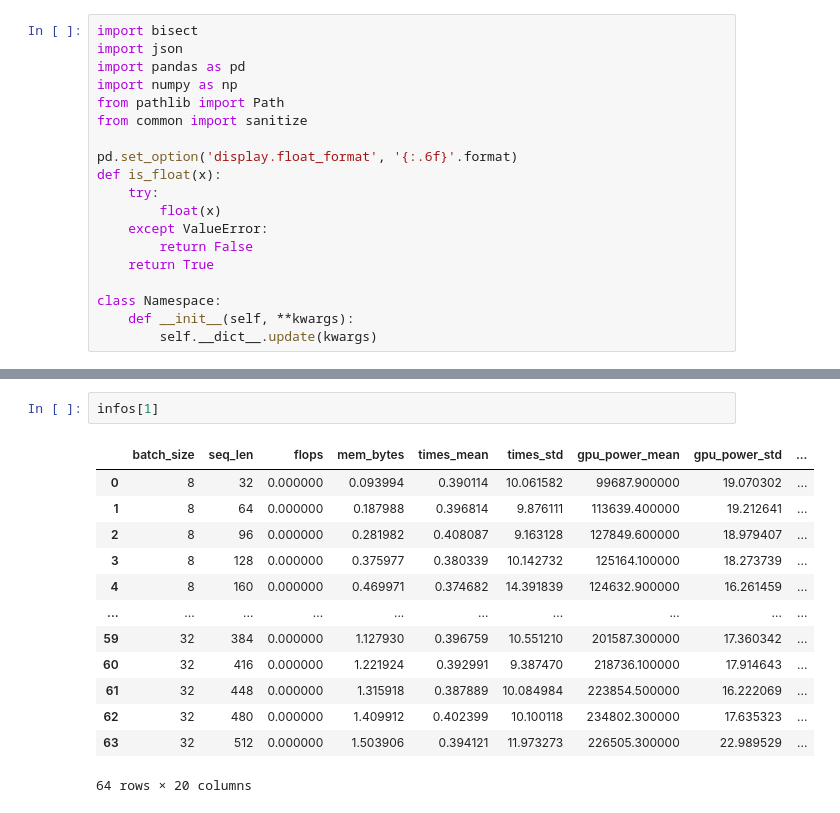
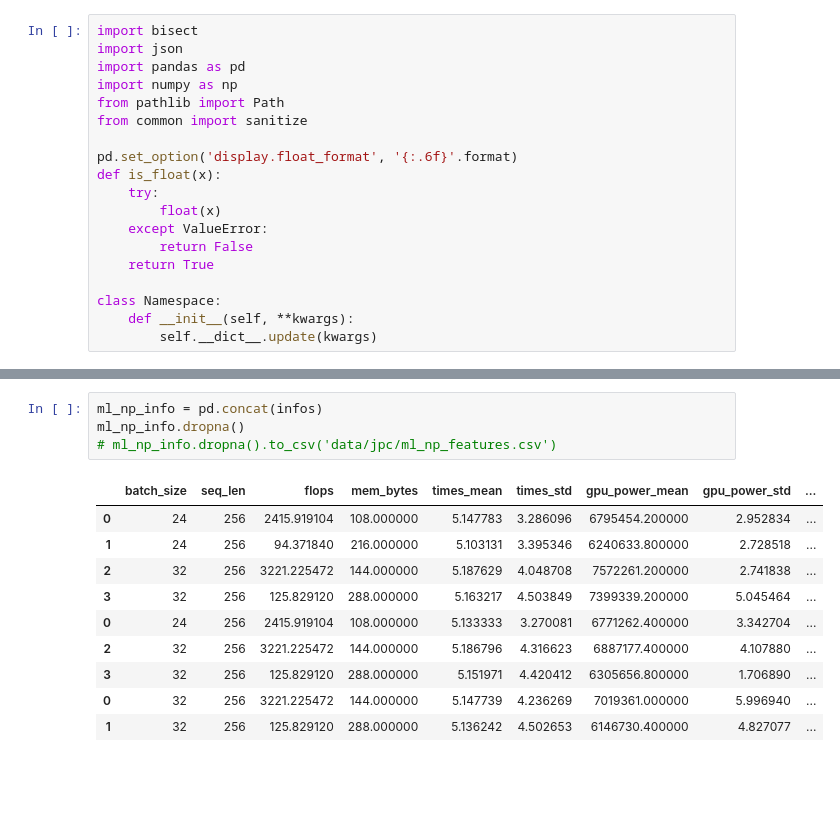
Before and after one commit to Vanessa96/DetecTor, a Jupyter notebook: trace_cg.ipynb, the cells around one changed output, grey strips where cells are left out. Cells and saved outputs as stored; diff of their text form; blank space fills up the shorter version.

```diff
--- a/trace_cg.ipynb
+++ b/trace_cg.ipynb
@@ -672,16 +703,15 @@ for info in infos:
-# %%
-infos[1]
-# %% [output]
-|  | batch_size | seq_len | flops | mem_bytes | times_mean | times_std | gpu_power_mean | gpu_power_std | ... |
-| 0 | 8 | 32 | 0.000000 | 0.093994 | 0.390114 | 10.061582 | 99687.900000 | 19.070302 | ... |
-| 1 | 8 | 64 | 0.000000 | 0.187988 | 0.396814 | 9.876111 | 113639.400000 | 19.212641 | ... |
-| 2 | 8 | 96 | 0.000000 | 0.281982 | 0.408087 | 9.163128 | 127849.600000 | 18.979407 | ... |
-| 3 | 8 | 128 | 0.000000 | 0.375977 | 0.380339 | 10.142732 | 125164.100000 | 18.273739 | ... |
-| 4 | 8 | 160 | 0.000000 | 0.469971 | 0.374682 | 14.391839 | 124632.900000 | 16.261459 | ... |
-| ... | ... | ... | ... | ... | ... | ... | ... | ... | ... |
-| 59 | 32 | 384 | 0.000000 | 1.127930 | 0.396759 | 10.551210 | 201587.300000 | 17.360342 | ... |
-| 60 | 32 | 416 | 0.000000 | 1.221924 | 0.392991 | 9.387470 | 218736.100000 | 17.914643 | ... |
-| 61 | 32 | 448 | 0.000000 | 1.315918 | 0.387889 | 10.084984 | 223854.500000 | 16.222069 | ... |
-| 62 | 32 | 480 | 0.000000 | 1.409912 | 0.402399 | 10.100118 | 234802.300000 | 17.635323 | ... |
-| 63 | 32 | 512 | 0.000000 | 1.503906 | 0.394121 | 11.973273 | 226505.300000 | 22.989529 | ... |
-64 rows × 20 columns
+# %%
+ml_np_info = pd.concat(infos)
+ml_np_info.dropna()
+# ml_np_info.dropna().to_csv('data/jpc/ml_np_features.csv')
+# %% [output]
+|  | batch_size | seq_len | flops | mem_bytes | times_mean | times_std | gpu_power_mean | gpu_power_std | ... |
+| 0 | 24 | 256 | 2415.919104 | 108.000000 | 5.147783 | 3.286096 | 6795454.200000 | 2.952834 | ... |
+| 1 | 24 | 256 | 94.371840 | 216.000000 | 5.103131 | 3.395346 | 6240633.800000 | 2.728518 | ... |
+| 2 | 32 | 256 | 3221.225472 | 144.000000 | 5.187629 | 4.048708 | 7572261.200000 | 2.741838 | ... |
+| 3 | 32 | 256 | 125.829120 | 288.000000 | 5.163217 | 4.503849 | 7399339.200000 | 5.045464 | ... |
+| 0 | 24 | 256 | 2415.919104 | 108.000000 | 5.133333 | 3.270081 | 6771262.400000 | 3.342704 | ... |
+| 2 | 32 | 256 | 3221.225472 | 144.000000 | 5.186796 | 4.316623 | 6887177.400000 | 4.107880 | ... |
+| 3 | 32 | 256 | 125.829120 | 288.000000 | 5.151971 | 4.420412 | 6305656.800000 | 1.706890 | ... |
+| 0 | 32 | 256 | 3221.225472 | 144.000000 | 5.147739 | 4.236269 | 7019361.000000 | 5.996940 | ... |
+| 1 | 32 | 256 | 125.829120 | 288.000000 | 5.136242 | 4.502653 | 6146730.400000 | 4.827077 | ... |
```
Also changed, not shown: parts of 17 cells of this notebook, 1 other file.
